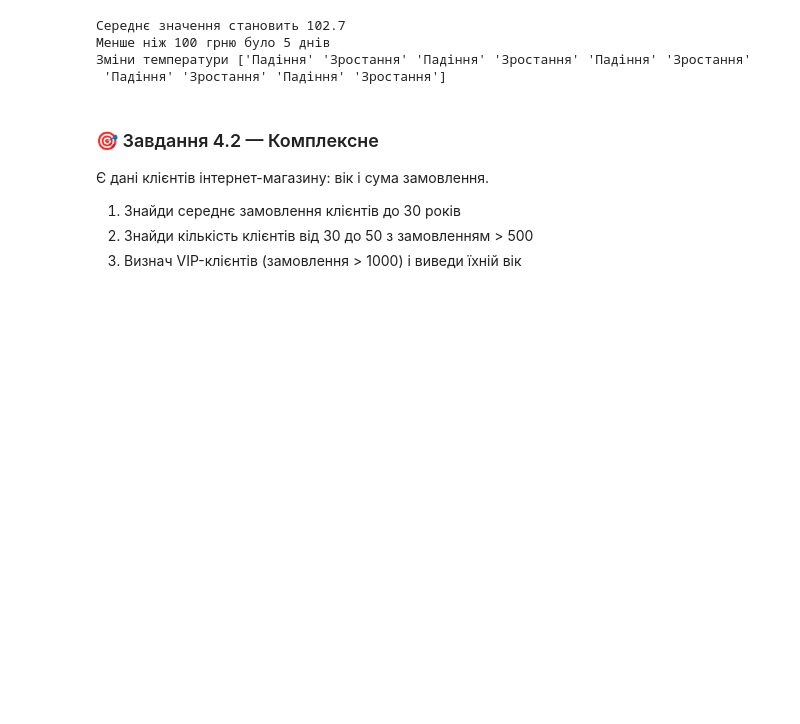
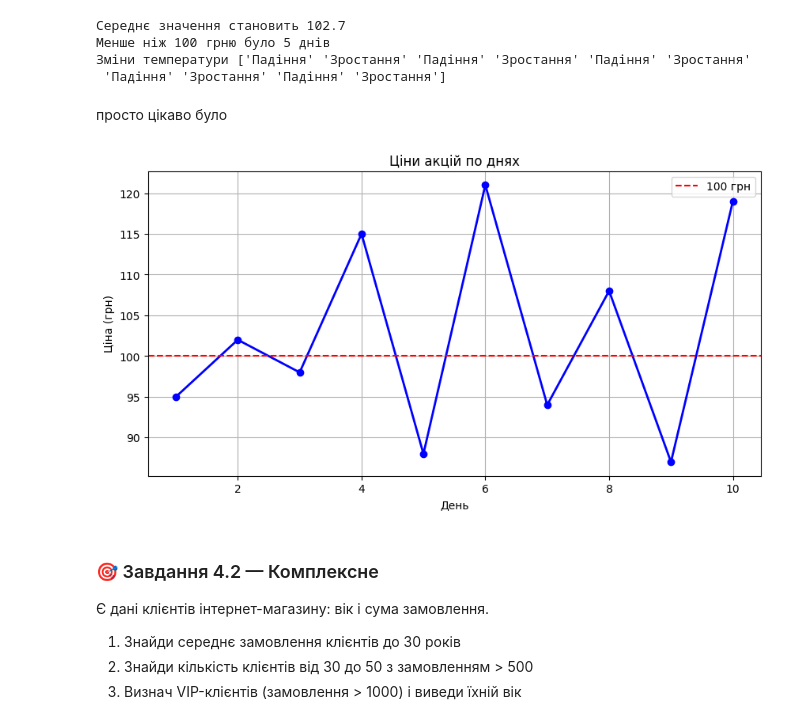
Before and after one commit to T-Svitlichna/DTA_Python, a Jupyter notebook: HomeWork/Task_HW_numpy_tutorial.ipynb, the cells around one changed output. Saved outputs shown, nothing was run; the diff lists cells and outputs as text; code cells hidden in the pictures; blank space fills up the shorter version.

```diff
--- a/HomeWork/Task_HW_numpy_tutorial.ipynb
+++ b/HomeWork/Task_HW_numpy_tutorial.ipynb
@@ -550,6 +586,24 @@ print("Зміни температури", np.where(stock_prices >=100, "Зро
 Менше ніж 100 грню було 5 днів
 Зміни температури ['Падіння' 'Зростання' 'Падіння' 'Зростання' 'Падіння' 'Зростання'
  'Падіння' 'Зростання' 'Падіння' 'Зростання']
+# %% [markdown]
+просто цікаво було
+# %%
+import matplotlib.pyplot as plt
+
+days = np.arange(1, len(stock_prices) + 1) # робимо масив чисел по порядку з 1 до *(кілкість рядків + 1 тю.як не включно останній елемент)
+
+plt.figure(figsize=(10, 5))
+plt.plot(days, stock_prices, marker='o', color='blue', linewidth=2)
+plt.axhline(y=100, color='red', linestyle='--', label='100 грн')# показує лінію критичності чи якійсь вагомий предел для обчислень
+plt.title('Ціни акцій по днях')
+plt.xlabel('День')
+plt.ylabel('Ціна (грн)')
+plt.legend()
+plt.grid(True)
+plt.show()
+# %% [output]
+[figure, added]
 # %%
 # @title
 # 💡 Підказка:
```
Also changed, not shown: parts of 18 cells of this notebook.
